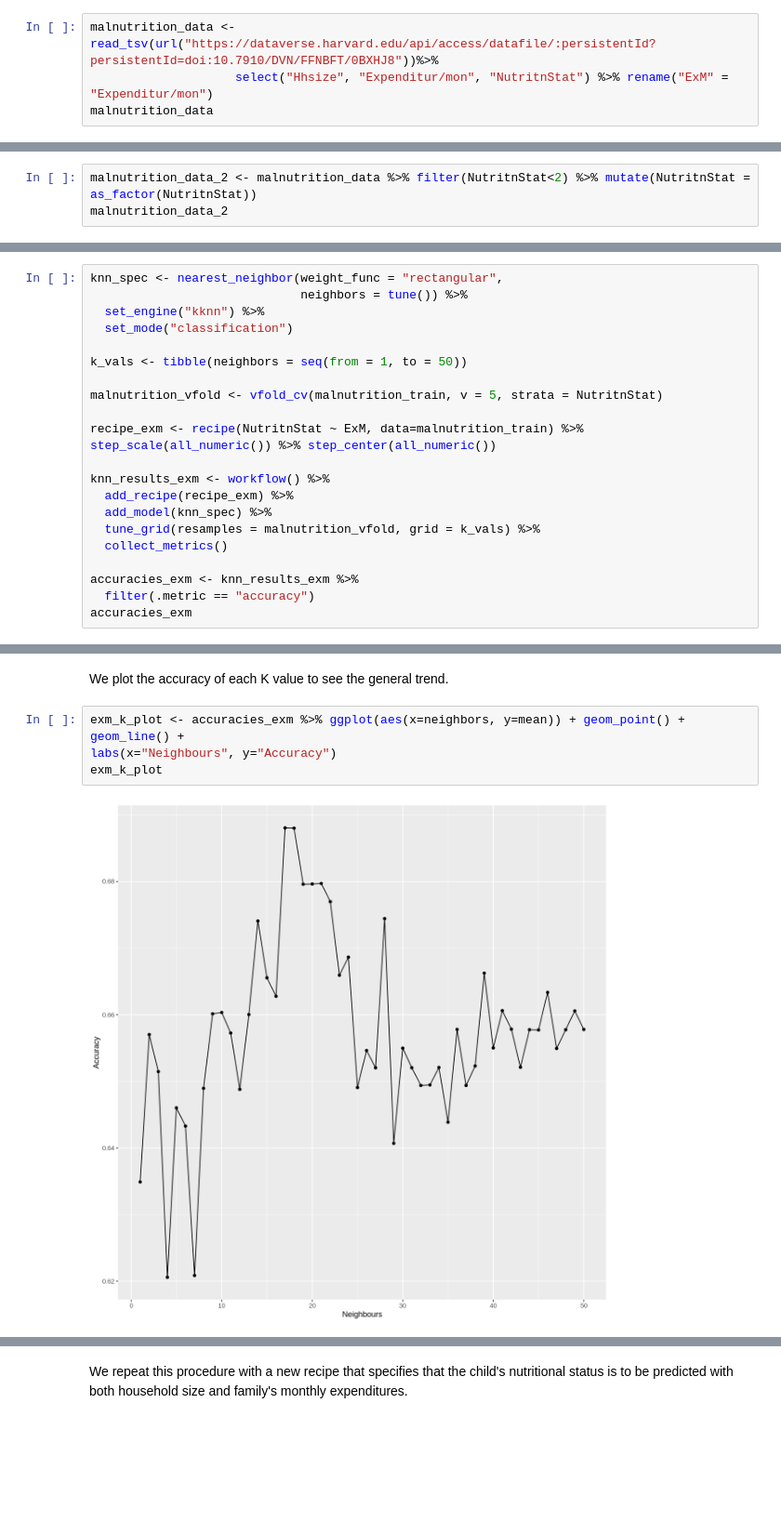
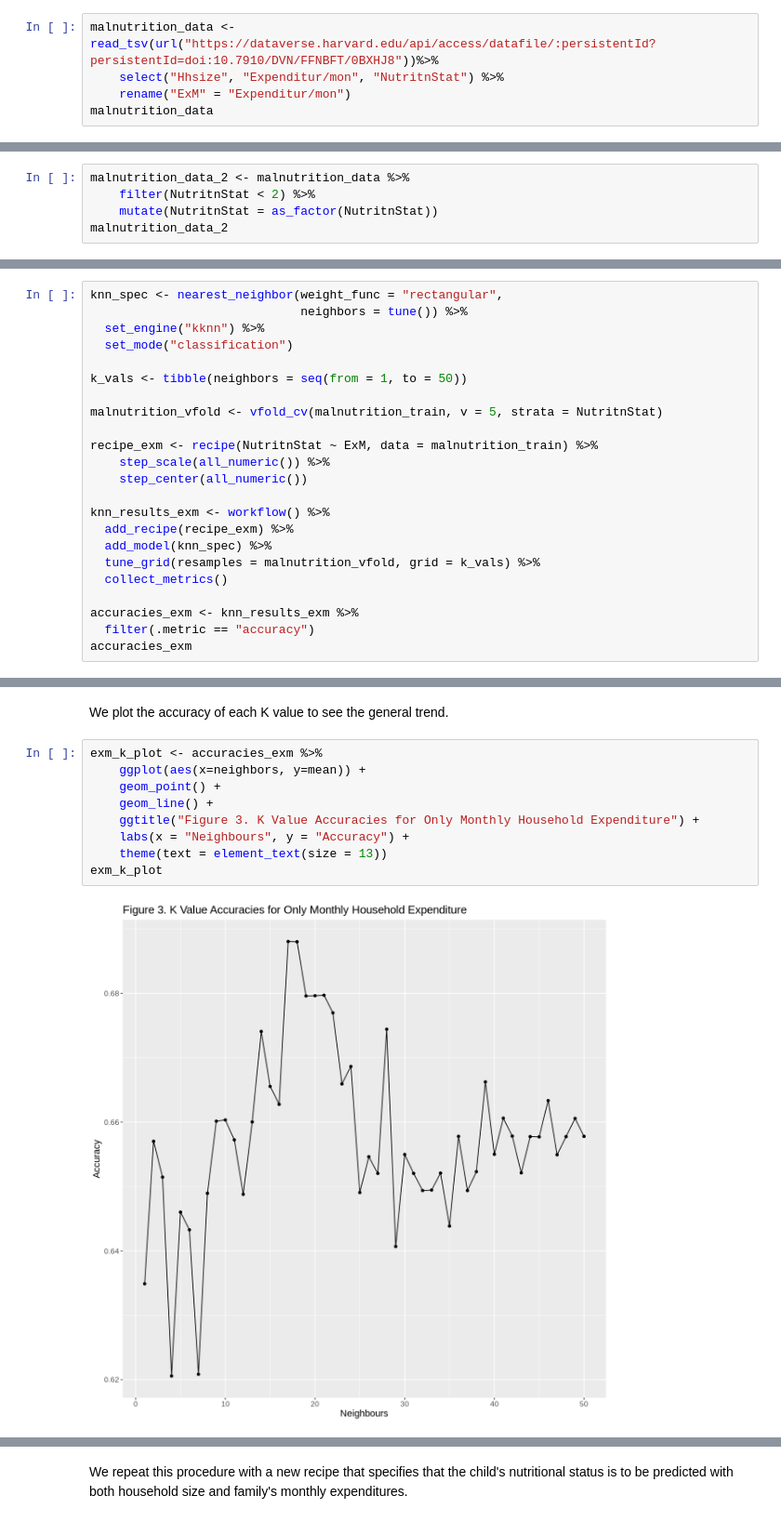
Before and after one commit to ella7920/group_project, a Jupyter notebook: Untitled.ipynb, the cells around one changed output, grey strips where cells are left out. Shown at 93% size. Saved outputs shown, nothing was run; the diff lists cells and outputs as text; blank space fills up the shorter version.

```diff
--- a/Untitled.ipynb
+++ b/Untitled.ipynb
@@ -32,7 +17,8 @@ Most prevalent in developing countries such as Nigeria, child malnutrition is co
 Data analysis will be done on the columns household size and monthly household expenditure, both of these will be used to predict the child’s malnutrition status. The data will be standardized so that we can accurately predict the child’s nutritional status.
 # %%
 malnutrition_data <- read_tsv(url("https://dataverse.harvard.edu/api/access/datafile/:persistentId?persistentId=doi:10.7910/DVN/FFNBFT/0BXHJ8"))%>%
-                    select("Hhsize", "Expenditur/mon", "NutritnStat") %>% rename("ExM" = "Expenditur/mon")
+    select("Hhsize", "Expenditur/mon", "NutritnStat") %>%
+    rename("ExM" = "Expenditur/mon")
 malnutrition_data
 # %% [output]
 Parsed with column specification:
@@ -68,7 +59,9 @@ A tibble: 3 × 2
 # %% [markdown]
 Because there are only ten children that are marked "at-risk" and this category is not necessary for our classification of malnourished vs healthy, we are going to get rid of these observations so that the count of each variable is closer to equal and the classifier can be more accurate.
 # %%
-malnutrition_data_2 <- malnutrition_data %>% filter(NutritnStat<2) %>% mutate(NutritnStat = as_factor(NutritnStat))
+malnutrition_data_2 <- malnutrition_data %>%
+    filter(NutritnStat < 2) %>%
+    mutate(NutritnStat = as_factor(NutritnStat))
 malnutrition_data_2
 # %% [output]
 A tibble: 477 × 3
@@ -212,8 +218,9 @@ k_vals <- tibble(neighbors = seq(from = 1, to = 50))
 
 malnutrition_vfold <- vfold_cv(malnutrition_train, v = 5, strata = NutritnStat)
 
-recipe_exm <- recipe(NutritnStat ~ ExM, data=malnutrition_train) %>%
-step_scale(all_numeric()) %>% step_center(all_numeric())
+recipe_exm <- recipe(NutritnStat ~ ExM, data = malnutrition_train) %>%
+    step_scale(all_numeric()) %>%
+    step_center(all_numeric())
 
 knn_results_exm <- workflow() %>%
   add_recipe(recipe_exm) %>%
@@ -238,9 +247,14 @@ A tibble: 50 × 7
 # %% [markdown]
 We plot the accuracy of each K value to see the general trend.
 # %%
-exm_k_plot <- accuracies_exm %>% ggplot(aes(x=neighbors, y=mean)) + geom_point() + geom_line() +
-labs(x="Neighbours", y="Accuracy")
+exm_k_plot <- accuracies_exm %>%
+    ggplot(aes(x=neighbors, y=mean)) +
+    geom_point() +
+    geom_line() +
+    ggtitle("Figure 3. K Value Accuracies for Only Monthly Household Expenditure") +
+    labs(x = "Neighbours", y = "Accuracy") +
+    theme(text = element_text(size = 13))
 exm_k_plot
 # %% [output]
-[figure, old version]
+[figure, new version]
 # %% [markdown]
```
Also changed, not shown: parts of 49 cells of this notebook.
